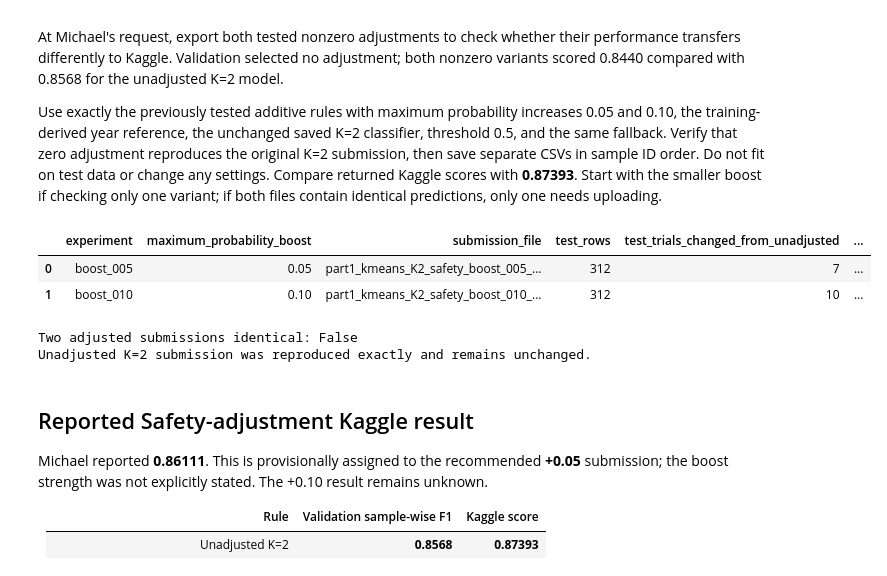
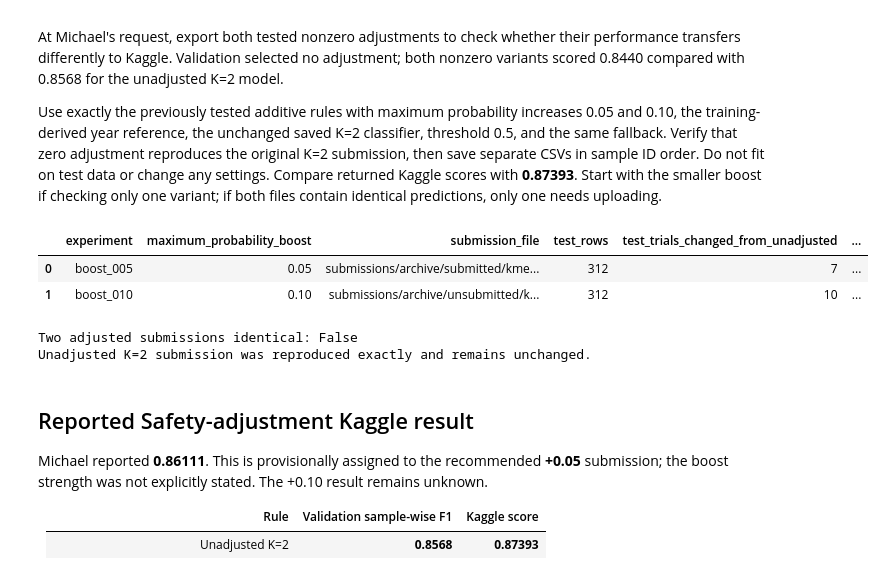
Before and after one commit to anihadagali7/AML-Midterm, a Jupyter notebook: part1/part1.ipynb, the cells around one changed output. Saved outputs shown, nothing was run; the diff lists cells and outputs as text; code cells hidden in the pictures.

```diff
--- a/part1/part1.ipynb
+++ b/part1/part1.ipynb
@@ -1141,19 +1147,25 @@ from threadpoolctl import threadpool_limits
 YEAR_FEATURE_COLUMNS = EMBEDDING_COLUMNS + ["start_year"]
 # External scores reported by Michael after manual submissions.
 YEAR_REPORTED_KAGGLE_SCORES = {"baseline_embeddings": 0.87072, "k02_embeddings": 0.87393, "k02_embeddings_year": 0.85149}
+def resolve_part1_input(directory, name):
+    """Locate supplied CSV inputs while leaving experiment outputs under part1/."""
+    supplied = {"part1_train.csv", "part1_val.csv", "part1_test.csv", "part1_sample_submission.csv", "pathway_catalog.csv"}
+    nested = directory / "data" / name
+    return nested if name in supplied and nested.is_file() else directory / name
+
 year_cwd = Path.cwd()
 year_candidates = [year_cwd, year_cwd / "part1", year_cwd / "AML-Midterm" / "part1"]
-year_data_dir = next(d for d in year_candidates if (d / "part1_train.csv").is_file()).resolve()
+year_data_dir = next(d for d in year_candidates if ((d / "part1_train.csv").is_file() or (d / "data" / "part1_train.csv").is_file())).resolve()
 year_source_dir = year_data_dir / "experiments" / "kmeans"
 YEAR_EXPERIMENT_DIR = year_data_dir / "experiments" / "year_feature"
 for folder in ["datasets", "models", "validation_predictions"]:
     (YEAR_EXPERIMENT_DIR / folder).mkdir(parents=True, exist_ok=True)
 
-year_val_df = pd.read_csv(year_data_dir / "part1_val.csv")
+year_val_df = pd.read_csv(resolve_part1_input(year_data_dir, "part1_val.csv"))
 year_val_labels = year_val_df[REASONS].to_numpy(dtype=int)
 assert len(year_val_df) == 78
 assert np.isfinite(year_val_df[YEAR_FEATURE_COLUMNS].to_numpy()).all()
-year_original_train = pd.read_csv(year_data_dir / "part1_train.csv")
+year_original_train = pd.read_csv(resolve_part1_input(year_data_dir, "part1_train.csv"))
 year_known_mask = year_original_train[REASONS].isin([0, 1]).all(axis=1)
 year_original_labeled = year_original_train.loc[year_known_mask].copy()
 year_reference_scores = pd.read_csv(year_source_dir / "comparison.csv").set_index("experiment")
@@ -1173,8 +1185,8 @@ year_frozen_paths = [
     year_source_dir / "label_audits" / "k02_labels.csv",
     year_source_dir / "clusters" / "k02_clusters.csv",
     year_source_dir / "models" / "k02.joblib",
-    year_data_dir / "part1_logistic_regression_C1000_submission.csv",
-    year_data_dir / "part1_kmeans_K2_C1000_submission.csv",
+    year_data_dir / "submissions/archive/submitted/logistic_baseline__kaggle_0.87072.csv",
+    year_data_dir / "submissions/archive/submitted/kmeans_k2__kaggle_0.87393.csv",
 ]
 year_frozen_hashes = {str(q.relative_to(year_data_dir)): hashlib.sha256(q.read_bytes()).hexdigest()
                       for q in year_frozen_paths}
@@ -1540,10 +1552,16 @@ import joblib
 SAFETY_MAX_BOOSTS = [0.0, 0.05, 0.10]
 SAFETY_REPORTED_KAGGLE_SCORES = {"boost_000": 0.87393, "boost_005": 0.86111}
 SAFETY_SCORE_ASSIGNMENT_NOTE = 'Score reported by Michael; assigned to +0.05 because it was the recommended first submission. Boost strength was not explicitly confirmed.'
+def resolve_part1_input(directory, name):
+    """Locate supplied CSV inputs while leaving experiment outputs under part1/."""
+    supplied = {"part1_train.csv", "part1_val.csv", "part1_test.csv", "part1_sample_submission.csv", "pathway_catalog.csv"}
+    nested = directory / "data" / name
+    return nested if name in supplied and nested.is_file() else directory / name
+
 safety_cwd = Path.cwd()
 safety_data_dir = next(
     q for q in [safety_cwd, safety_cwd / "part1", safety_cwd / "AML-Midterm" / "part1"]
-    if (q / "part1_train.csv").is_file()
+    if ((q / "part1_train.csv").is_file() or (q / "data" / "part1_train.csv").is_file())
 ).resolve()
 safety_source_dir = safety_data_dir / "experiments" / "kmeans"
 SAFETY_EXPERIMENT_DIR = safety_data_dir / "experiments" / "safety_year_bias"
@@ -1553,7 +1571,7 @@ safety_packet = joblib.load(safety_packet_path)
 safety_model = safety_packet["classifier"]
 safety_training_path = safety_source_dir / "datasets" / "k02_train.csv"
 safety_training = pd.read_csv(safety_training_path)
-safety_val_df = pd.read_csv(safety_data_dir / "part1_val.csv")
+safety_val_df = pd.read_csv(resolve_part1_input(safety_data_dir, "part1_val.csv"))
 safety_actual = safety_val_df[REASONS].to_numpy(dtype=int)
 safety_index = REASONS.index("Safety")
 safety_other_indices = [i for i in range(len(REASONS)) if i != safety_index]
@@ -1574,9 +1592,9 @@ safety_frozen_paths = [
     safety_packet_path, safety_training_path,
     safety_source_dir / "label_audits" / "k02_labels.csv",
     safety_source_dir / "clusters" / "k02_clusters.csv",
-    safety_data_dir / "part1_logistic_regression_C1000_submission.csv",
-    safety_data_dir / "part1_kmeans_K2_C1000_submission.csv",
-    safety_data_dir / "part1_kmeans_K2_year_C1000_submission.csv",
+    safety_data_dir / "submissions/archive/submitted/logistic_baseline__kaggle_0.87072.csv",
+    safety_data_dir / "submissions/archive/submitted/kmeans_k2__kaggle_0.87393.csv",
+    safety_data_dir / "submissions/archive/submitted/kmeans_k2_year__kaggle_0.85149.csv",
 ]
 safety_frozen_hashes = {str(q.relative_to(safety_data_dir)): hashlib.sha256(q.read_bytes()).hexdigest()
                         for q in safety_frozen_paths}
@@ -1716,7 +1734,7 @@ safety_settings = {
     "selected_maximum_boost": float(safety_selected.maximum_probability_boost),
     "selection_metric": "validation sample-wise F1; ties favor smaller boost, including zero",
     "frozen_input_sha256": safety_frozen_hashes,
-    "validation_sha256": hashlib.sha256((safety_data_dir / "part1_val.csv").read_bytes()).hexdigest(),
+    "validation_sha256": hashlib.sha256((resolve_part1_input(safety_data_dir, "part1_val.csv")).read_bytes()).hexdigest(),
     "kaggle_score_unadjusted": 0.87393,
     "kaggle_score_adjusted": SAFETY_REPORTED_KAGGLE_SCORES["boost_005"],
     "score_assignment_note": SAFETY_SCORE_ASSIGNMENT_NOTE,
@@ -1821,8 +1839,8 @@ At Michael's request, export both tested nonzero adjustments to check whether th
 
 Use exactly the previously tested additive rules with maximum probability increases 0.05 and 0.10, the training-derived year reference, the unchanged saved K=2 classifier, threshold 0.5, and the same fallback. Verify that zero adjustment reproduces the original K=2 submission, then save separate CSVs in sample ID order. Do not fit on test data or change any settings. Compare returned Kaggle scores with **0.87393**. Start with the smaller boost if checking only one variant; if both files contain identical predictions, only one needs uploading.
 # %%
-safety_test_df = pd.read_csv(safety_data_dir / "part1_test.csv")
-safety_sample = pd.read_csv(safety_data_dir / "part1_sample_submission.csv")
+safety_test_df = pd.read_csv(resolve_part1_input(safety_data_dir, "part1_test.csv"))
+safety_sample = pd.read_csv(resolve_part1_input(safety_data_dir, "part1_sample_submission.csv"))
 assert safety_test_df.ID.is_unique and safety_sample.ID.is_unique
 assert set(safety_test_df.ID) == set(safety_sample.ID)
 assert set(safety_test_df.ID).isdisjoint(safety_training.ID)
@@ -1846,7 +1864,7 @@ def safety_submission_frame(probabilities):
 
 
 safety_unadjusted_frame, safety_test_control, _ = safety_submission_frame(safety_test_probabilities)
-safety_original_submission = pd.read_csv(safety_data_dir / "part1_kmeans_K2_C1000_submission.csv")
+safety_original_submission = pd.read_csv(safety_data_dir / "submissions/archive/submitted/kmeans_k2__kaggle_0.87393.csv")
 pd.testing.assert_frame_equal(safety_unadjusted_frame, safety_original_submission)
 safety_submission_rows = []
 safety_submission_predictions = {}
@@ -1855,13 +1873,13 @@ for max_boost in [boost for boost in SAFETY_MAX_BOOSTS if boost > 0]:
     np.testing.assert_array_equal(adjusted[:, safety_other_indices], safety_test_probabilities[:, safety_other_indices])
     frame, predicted, fallback = safety_submission_frame(adjusted)
     boost_name = f"boost_{round(max_boost * 100):03d}"
-    path = safety_data_dir / f"part1_kmeans_K2_safety_{boost_name}_submission.csv"
+    path = safety_data_dir / {"boost_005": "submissions/archive/submitted/kmeans_k2_safety_boost005__reported_0.86111.csv", "boost_010": "submissions/archive/unsubmitted/kmeans_k2_safety_boost010__157labels.csv"}[boost_name]
     frame.to_csv(path, index=False)
     pd.testing.assert_frame_equal(pd.read_csv(path), frame)
     validation = safety_comparison.set_index("experiment").loc[boost_name]
     safety_submission_rows.append({
         "experiment": boost_name, "maximum_probability_boost": max_boost,
-        "submission_file": path.name, "test_rows": len(frame),
+        "submission_file": str(path.relative_to(safety_data_dir)), "test_rows": len(frame),
         "test_trials_changed_from_unadjusted": int((predicted != safety_test_control).any(axis=1).sum()),
         "test_Safety_predictions": int(predicted[:, safety_index].sum()),
         "test_fallback_trials": int(fallback.sum()),
@@ -1889,35 +1907,35 @@ safety_export_record = {
 }
 (SAFETY_EXPERIMENT_DIR / "submission_manifest.json").write_text(json.dumps(safety_export_record, indent=2) + "\n")
 safety_export_summary_path = SAFETY_EXPERIMENT_DIR / "SUMMARY.md"
 safety_export_summary = safety_export_summary_path.read_text().split("## Safety-adjusted Kaggle exports")[0].rstrip()
 safety_export_lines = [
     "", "", "## Safety-adjusted Kaggle exports", "",
     "The following files were prepared at Michael's request to compare with unadjusted K=2 at **0.87393**. "
     "Both nonzero variants scored 0.8440 on validation; no adjustment remains the validation-selected rule.", "",
     "| Maximum boost | File | Changed test trials | Safety predictions | Kaggle status |",
     "|---|---|---:|---:|---|",
 ]
 for row in safety_submission_rows:
     safety_export_lines.append(
         f"| {row['maximum_probability_boost']:.2f} | `{row['submission_file']}` | "
         f"{row['test_trials_changed_from_unadjusted']} | {row['test_Safety_predictions']} | {row['kaggle_score']} ({row['kaggle_status']}) |"
     )
 safety_export_lines.extend([
     "", f"The two files contain identical predictions: **{safety_submissions_identical}**. "
     "If identical, upload only one. Otherwise, start with the smaller adjustment when checking only one variant. "
     "`submissions.csv` and `submission_manifest.json` record file hashes and settings.", "",
 ])
 safety_export_lines.append('## Reported Safety-adjustment Kaggle result\n\nMichael reported **0.86111**. This is provisionally assigned to the recommended **+0.05** submission; the boost strength was not explicitly stated. The +0.10 result remains unknown.\n\n| Rule | Validation sample-wise F1 | Kaggle score |\n|---|---:|---:|\n| Unadjusted K=2 | **0.8568** | **0.87393** |\n| Tested Safety adjustment (assumed +0.05) | 0.8440 | 0.86111 |\n\nThe observed Kaggle difference is **-0.01282**, approximately **-1.28 F1 points**. The validation difference is approximately **-0.01282** as well. Validation and Kaggle agree in direction and almost exactly in size for this particular adjustment. Retain unadjusted K=2 as the best observed Kaggle model.\n\nThis agreement does not establish a reliable general correlation: K=2 versus the supervised baseline and the addition of year previously produced opposite validation/Kaggle directions. Use validation as a useful but imperfect guide, with occasional Kaggle checks as agreed. This result argues against this tested Safety boost, not every possible temporal method.\n')
 safety_export_summary_path.write_text(safety_export_summary + "\n".join(safety_export_lines))
 for name, expected in safety_frozen_hashes.items():
     assert hashlib.sha256((safety_data_dir / name).read_bytes()).hexdigest() == expected
 display(safety_submissions.drop(columns=["submission_sha256"]).round(4))
 print("Two adjusted submissions identical:", safety_submissions_identical)
 print("Unadjusted K=2 submission was reproduced exactly and remains unchanged.")
 # %% [output]
 |  | experiment | maximum_probability_boost | submission_file | test_rows | test_trials_changed_from_unadjusted | ... |
-| 0 | boost_005 | 0.05 | part1_kmeans_K2_safety_boost_005_... | 312 | 7 | ... |
-| 1 | boost_010 | 0.10 | part1_kmeans_K2_safety_boost_010_... | 312 | 10 | ... |
+| 0 | boost_005 | 0.05 | submissions/archive/submitted/kme... | 312 | 7 | ... |
+| 1 | boost_010 | 0.10 | submissions/archive/unsubmitted/k... | 312 | 10 | ... |
 Two adjusted submissions identical: False
 Unadjusted K=2 submission was reproduced exactly and remains unchanged.
 # %% [markdown]
```
Also changed, not shown: parts of 8 cells of this notebook, 38 other files.
